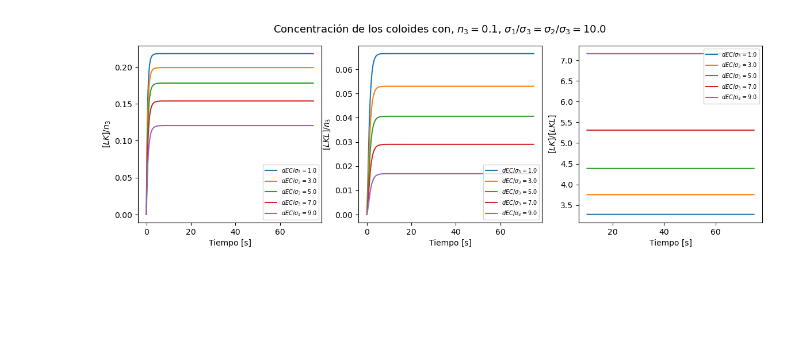
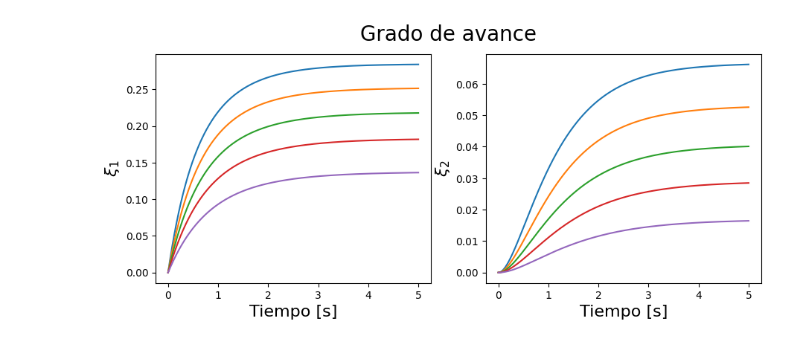
Before and after one commit to Rexmali1/Colloidal-chemestry, a Jupyter notebook: 2D_Analysis/Chemical_kinetics_LKL/Biensamblados_dinamica.ipynb, the cells around one changed output. Cells and saved outputs as stored; diff of their text form; code cells hidden in the pictures; blank space fills up the shorter version.

```diff
--- a/2D_Analysis/Chemical_kinetics_LKL/Biensamblados_dinamica.ipynb
+++ b/2D_Analysis/Chemical_kinetics_LKL/Biensamblados_dinamica.ipynb
@@ -29,7 +29,9 @@ grado_avance       = np.zeros((len(t),2))
 
 # Constantes empiricas de la reacción
 alpha              = 1                                           #Constante empirica
-lambda_            = 1                                           #Constante empirica
+lambda1            = 1                                           #Constante empirica
+lambda2            = 1                                           #Constante empirica
+lambda_var = np.array([0.1,0.5,1.0,1.5,2.0])
 
 # Potenciales de reaccion
 beta_u_ef_con_dEC  = np.loadtxt("beta_u_llave_cerradura_2D_contacto_dEC.csv", delimiter=",")[:,1]     #Potencial primer corrida
@@ -102,38 +184,29 @@ for z in range(2):
 # %%
-# Primera figura donde se varia dEC con
+# Ver el grado de avance
 # n3 = 0.1, sigma_1 = sigma=2 = 10*sigma_3
 
 n_3           = 0.1
 #Iniciar el grafico a usar
-fig, axs = plt.subplots(1, 3, figsize=[14, 4])
+fig, axs = plt.subplots(1, 2, figsize=[10.5, 4])
 
 for i in range(5):
     grado_avance =  np.loadtxt('Grado_avance_n3_'+ str(str(round(n_3,1))) +
                 '_sigma2_' + str(round(sigma_2_est,1)) + '_dEC_' + str(round(dEC_din[i],1)) + '.csv', delimiter=",")
 
-    LK_c         = grado_avance[:,0] - grado_avance[:,1]
-    LKL_c        = grado_avance[:,1]
+    axs[0].plot(t[: 10000],  grado_avance[:,0][: 10000])
+    axs[1].plot(t[: 10000],  grado_avance[:,1][: 10000])
 
-    axs[0].plot(t, LK_c      , label = r'$dEC/\sigma_3=$'+str(round(dEC_din[i],1)) )
-    axs[1].plot(t, LKL_c     , label = r'$dEC/\sigma_3=$'+str(round(dEC_din[i],1)) )
-    axs[2].plot(t[20000 :], LK_c[20000 :]/LKL_c[20000 :]     , label = r'$dEC/\sigma_3=$'+str(round(dEC_din[i],1)) )
-
-axs[0].set_xlabel('Tiempo [s]')
-axs[0].set_ylabel(r'$[LK]/n_3$')
-axs[0].legend(prop={'size': 7})
-
-axs[1].set_xlabel('Tiempo [s]')
-axs[1].set_ylabel(r'$[LKL]/n_3$')
-axs[1].legend(prop={'size': 7})
-
-axs[2].set_xlabel('Tiempo [s]')
-axs[2].set_ylabel(r'$[LK]/[LKL]$')
-axs[2].legend(prop={'size': 7})
+axs[0].set_xlabel('Tiempo [s]', fontsize=16)
+axs[0].set_ylabel(r'$\xi_1$', fontsize=16)
 
 
-fig.suptitle(r'Concentración de los coloides con' + r', $n_3=$' + str(round(n_3,1)) +
-             r', $\sigma_1/\sigma_3=\sigma_2/\sigma_3=$' + str(round(sigma_2_est,1)), fontsize=13)
-plt.savefig("Grafico_dinamica_biensamblados_dEC_n3_0.1.png", dpi=500)
+axs[1].set_xlabel('Tiempo [s]', fontsize=16)
+axs[1].set_ylabel(r'$\xi_2$', fontsize=16)
+
+
+
+fig.suptitle(r'Grado de avance', fontsize=20)
+#plt.savefig("Grafico_dinamica_biensamblados_dEC_n3_0.1.png", dpi=500)
 plt.show()
 # %% [output]
-[figure, old version]
+[figure, new version]
```
Also changed, not shown: parts of 8 cells of this notebook, 1 other file.
